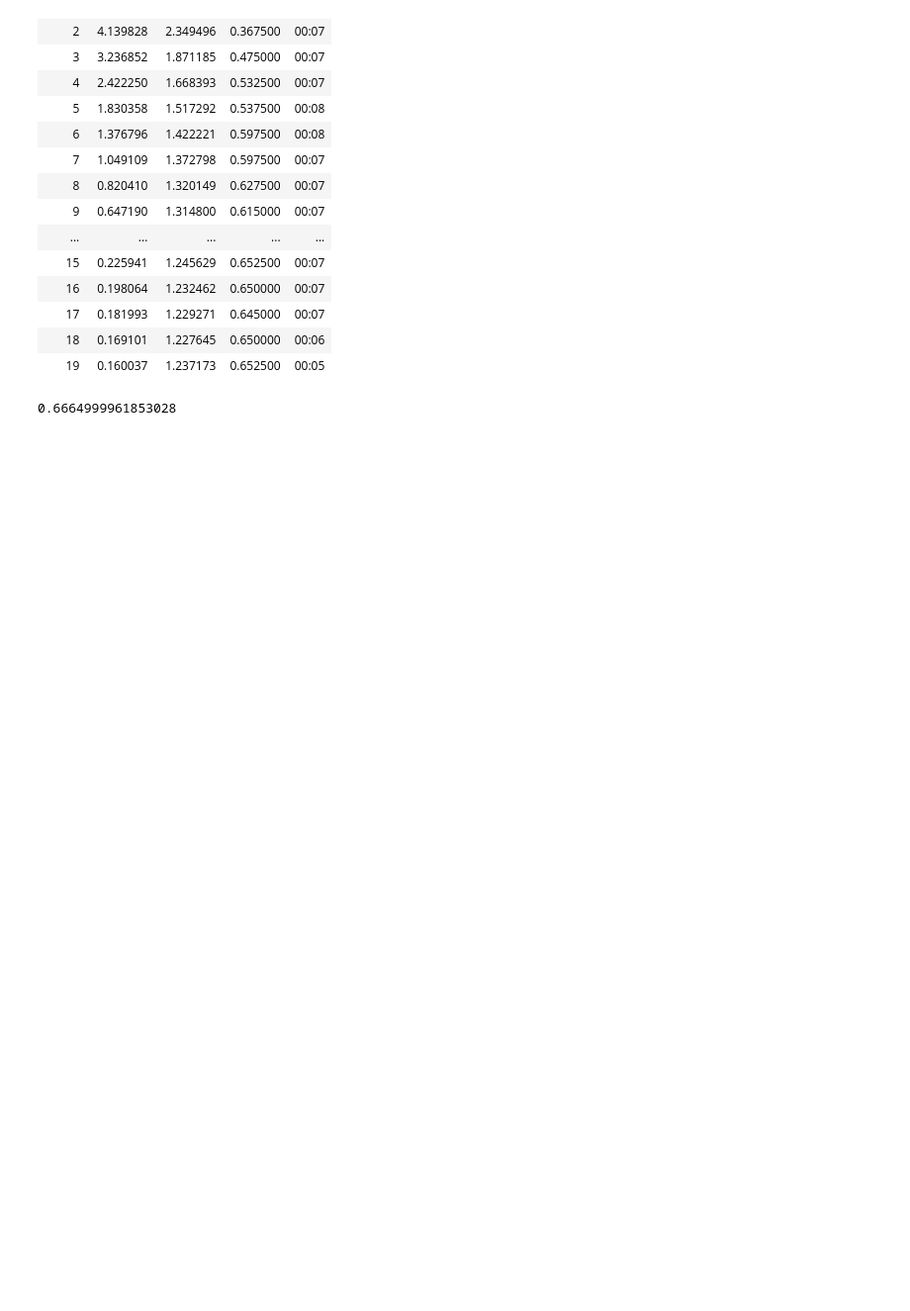
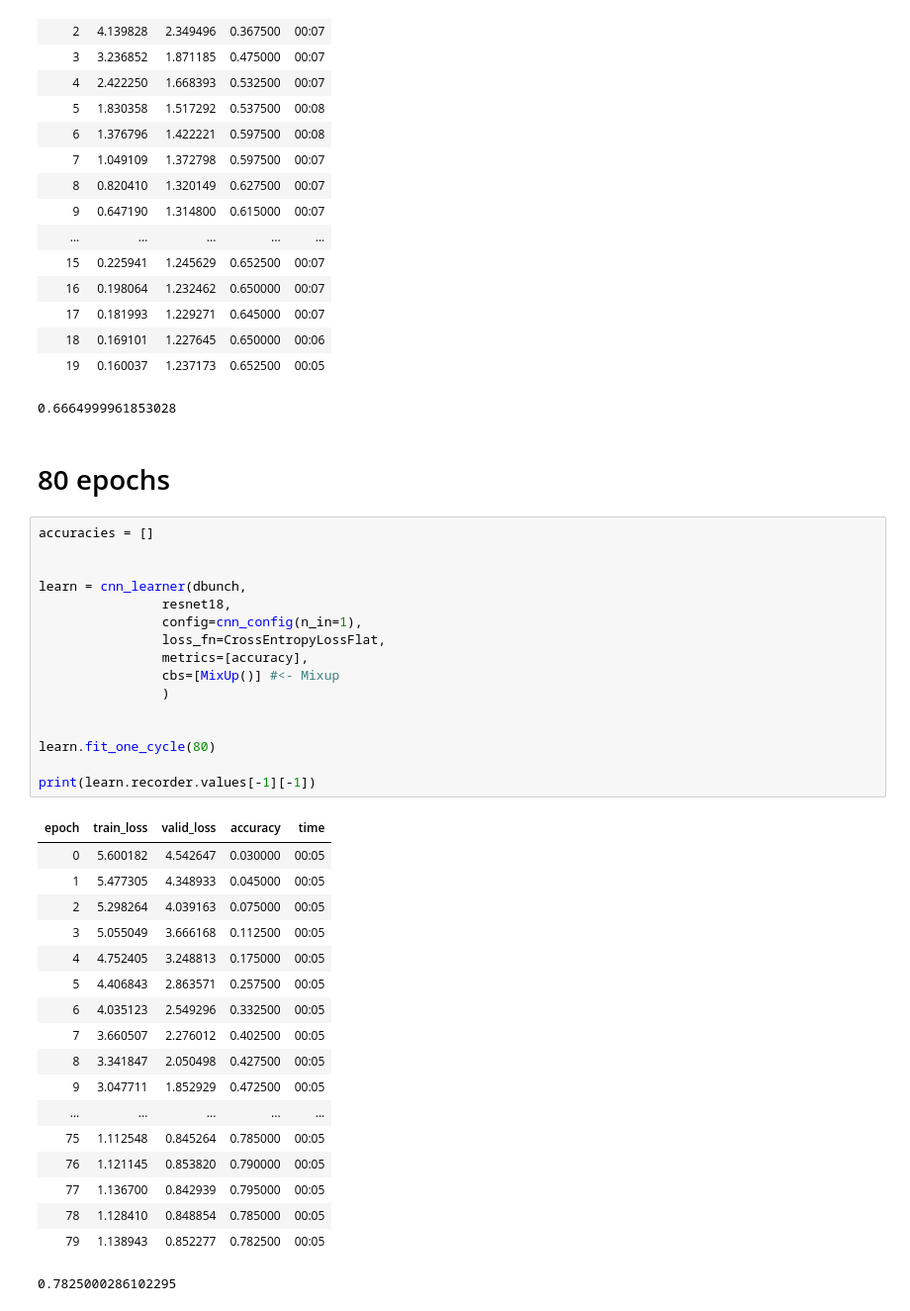
Before and after one commit to fastaudio/Audio-Competition, a Jupyter notebook: ESC-50-baseline-1Fold.ipynb, the cells around one changed output. Shown at 99% size. Drawn from its saved outputs; the diff is of its cells as text; blank space fills up the shorter version.

Commit message:
Add 80 epoch baseline run

```diff
--- a/ESC-50-baseline-1Fold.ipynb
+++ b/ESC-50-baseline-1Fold.ipynb
@@ -246,3 +246,40 @@ print(sum(accuracies) / 5)
 | 18 | 0.169101 | 1.227645 | 0.650000 | 00:06 |
 | 19 | 0.160037 | 1.237173 | 0.652500 | 00:05 |
 0.6664999961853028
+# %% [markdown]
+# 80 epochs
+# %%
+accuracies = []
+
+
+learn = cnn_learner(dbunch,
+                resnet18,
+                config=cnn_config(n_in=1),
+                loss_fn=CrossEntropyLossFlat,
+                metrics=[accuracy],
+                cbs=[MixUp()] #<- Mixup
+                )
+
+
+learn.fit_one_cycle(80)
+
+print(learn.recorder.values[-1][-1])
+# %% [output]
+| epoch | train_loss | valid_loss | accuracy | time |
+| 0 | 5.600182 | 4.542647 | 0.030000 | 00:05 |
+| 1 | 5.477305 | 4.348933 | 0.045000 | 00:05 |
+| 2 | 5.298264 | 4.039163 | 0.075000 | 00:05 |
+| 3 | 5.055049 | 3.666168 | 0.112500 | 00:05 |
+| 4 | 4.752405 | 3.248813 | 0.175000 | 00:05 |
+| 5 | 4.406843 | 2.863571 | 0.257500 | 00:05 |
+| 6 | 4.035123 | 2.549296 | 0.332500 | 00:05 |
+| 7 | 3.660507 | 2.276012 | 0.402500 | 00:05 |
+| 8 | 3.341847 | 2.050498 | 0.427500 | 00:05 |
+| 9 | 3.047711 | 1.852929 | 0.472500 | 00:05 |
+| ... | ... | ... | ... | ... |
+| 75 | 1.112548 | 0.845264 | 0.785000 | 00:05 |
+| 76 | 1.121145 | 0.853820 | 0.790000 | 00:05 |
+| 77 | 1.136700 | 0.842939 | 0.795000 | 00:05 |
+| 78 | 1.128410 | 0.848854 | 0.785000 | 00:05 |
+| 79 | 1.138943 | 0.852277 | 0.782500 | 00:05 |
+0.7825000286102295
```
Also changed, not shown: 1 other file.
